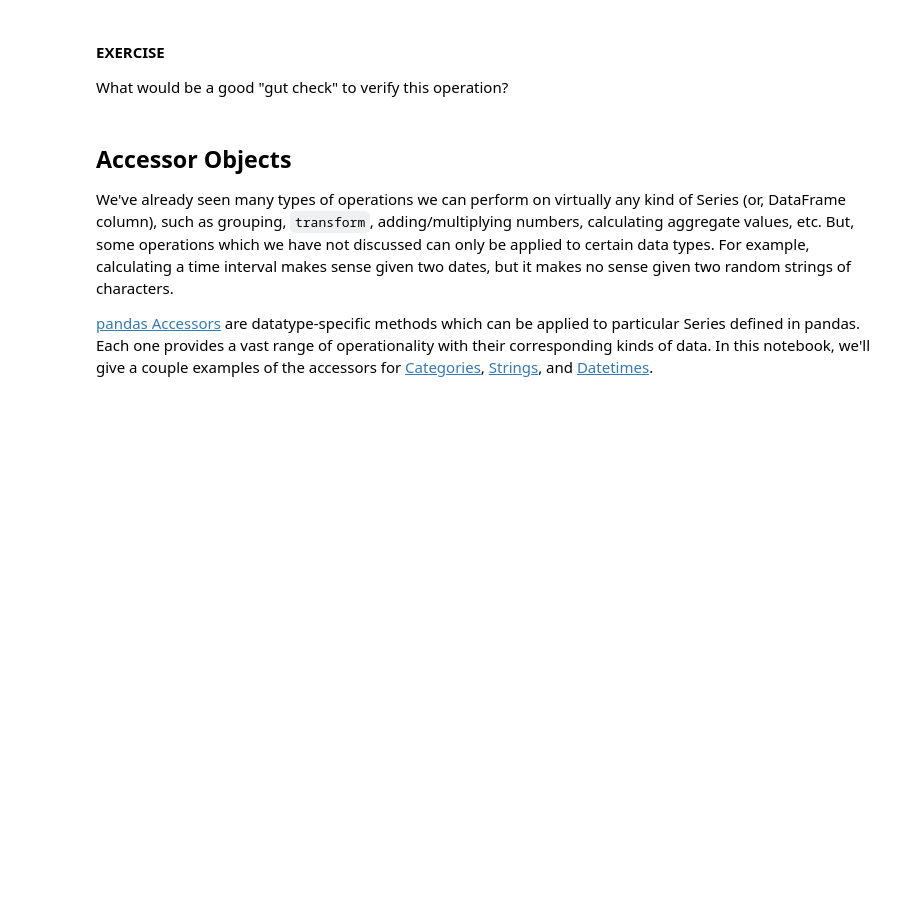
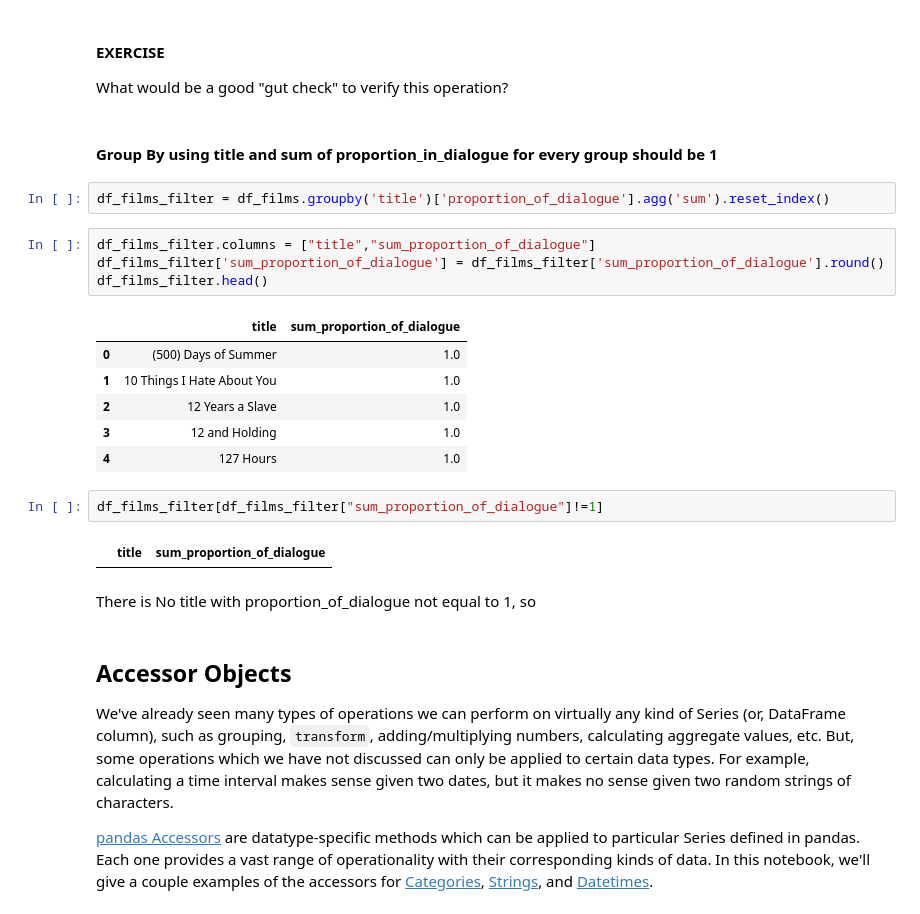
Before and after one commit to dannymanu02/projects, a Jupyter notebook: lab_4/lab_4-2.ipynb, the cells around one changed output. Drawn from its saved outputs; the diff is of its cells as text; blank space fills up the shorter version.

```diff
--- a/lab_4/lab_4-2.ipynb
+++ b/lab_4/lab_4-2.ipynb
@@ -286,6 +286,27 @@ df_films[['title', 'words', 'proportion_of_dialogue']].sort_values('title')
 #### EXERCISE
 
 What would be a good "gut check" to verify this operation?
+# %% [markdown]
+#### Group By using title and sum of proportion_in_dialogue for every group should be 1
+# %%
+df_films_filter = df_films.groupby('title')['proportion_of_dialogue'].agg('sum').reset_index()
+# %%
+df_films_filter.columns = ["title","sum_proportion_of_dialogue"]
+df_films_filter['sum_proportion_of_dialogue'] = df_films_filter['sum_proportion_of_dialogue'].round()
+df_films_filter.head()
+# %% [output]
+|  | title | sum_proportion_of_dialogue |
+| 0 | (500) Days of Summer | 1.0 |
+| 1 | 10 Things I Hate About You | 1.0 |
+| 2 | 12 Years a Slave | 1.0 |
+| 3 | 12 and Holding | 1.0 |
+| 4 | 127 Hours | 1.0 |
+# %%
+df_films_filter[df_films_filter["sum_proportion_of_dialogue"]!=1]
+# %% [output]
+|  | title | sum_proportion_of_dialogue |
+# %% [markdown]
+There is No title with proportion_of_dialogue not equal to 1, so
 # %% [markdown]
 ## Accessor Objects
 
```
